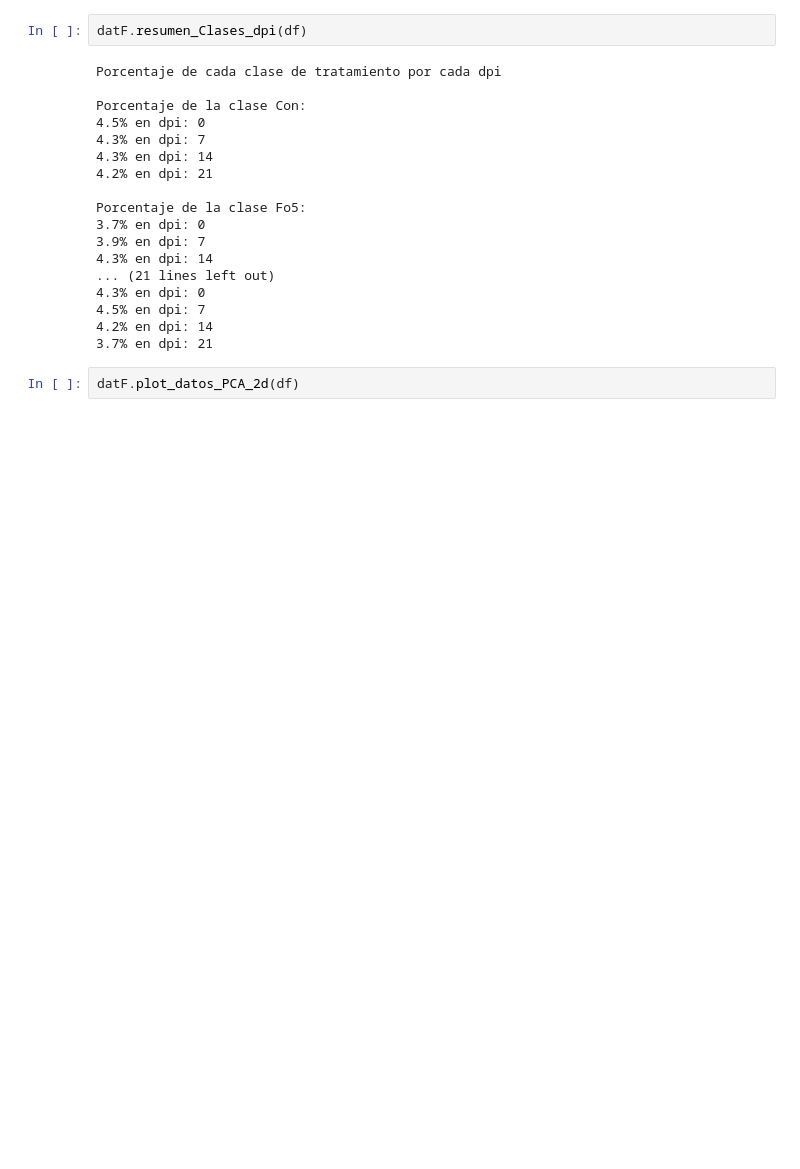
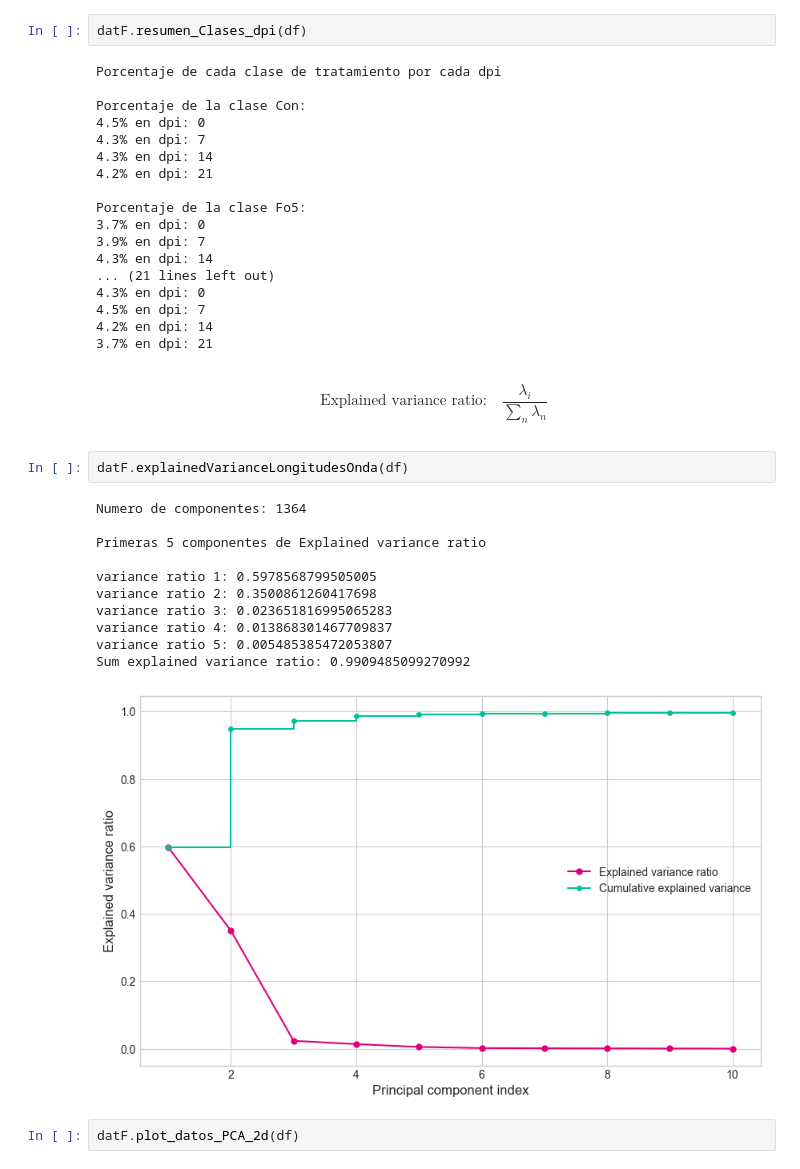
Before and after one commit to SomathReinztam/Firma_espectral_de-plantas_de_banano_infectadas, a Jupyter notebook: dataAnalysis.ipynb, the cells around one changed output. Drawn from its saved outputs; the diff is of its cells as text; blank space fills up the shorter version.

```diff
--- a/dataAnalysis.ipynb
+++ b/dataAnalysis.ipynb
@@ -97,6 +97,25 @@ Porcentaje de la clase Fo5:
 4.5% en dpi: 7
 4.2% en dpi: 14
 3.7% en dpi: 21
+# %% [markdown]
+\begin{align*}
+\text{Explained variance ratio:} \quad
+\dfrac{\lambda_i}{\sum_n \lambda_n}
+\end{align*}
+# %%
+datF.explainedVarianceLongitudesOnda(df)
+# %% [output]
+Numero de componentes: 1364
+
+Primeras 5 componentes de Explained variance ratio
+
+variance ratio 1: 0.5978568799505005
+variance ratio 2: 0.3500861260417698
+variance ratio 3: 0.023651816995065283
+variance ratio 4: 0.013868301467709837
+variance ratio 5: 0.005485385472053807
+Sum explained variance ratio: 0.9909485099270992
+[figure, added]
 # %%
 datF.plot_datos_PCA_2d(df)
 # %% [output]
```
Also changed, not shown: parts of 1 cell of this notebook, 1 other file.
